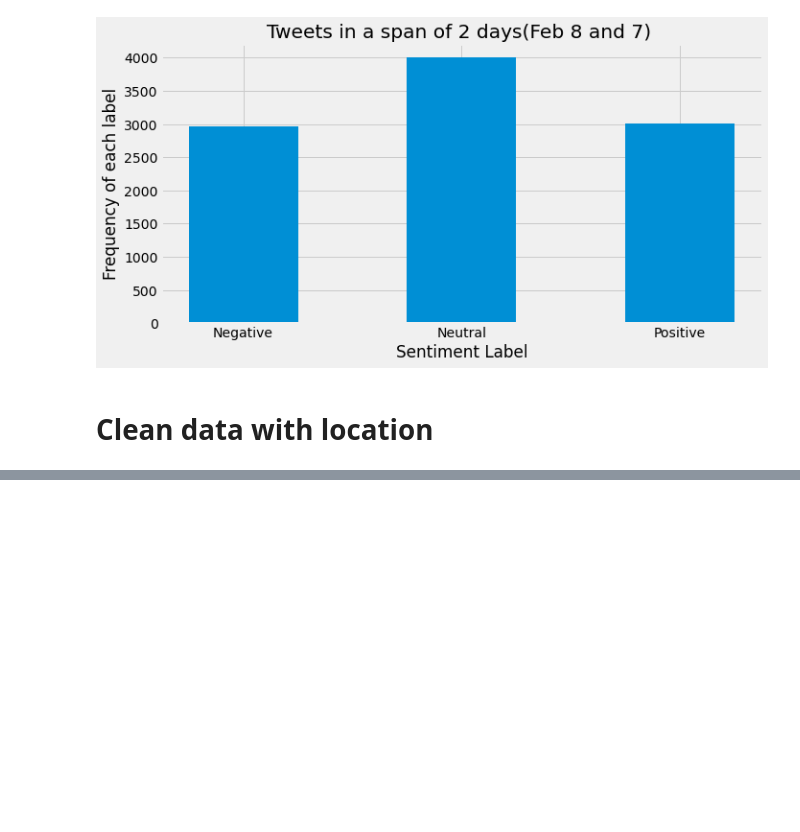
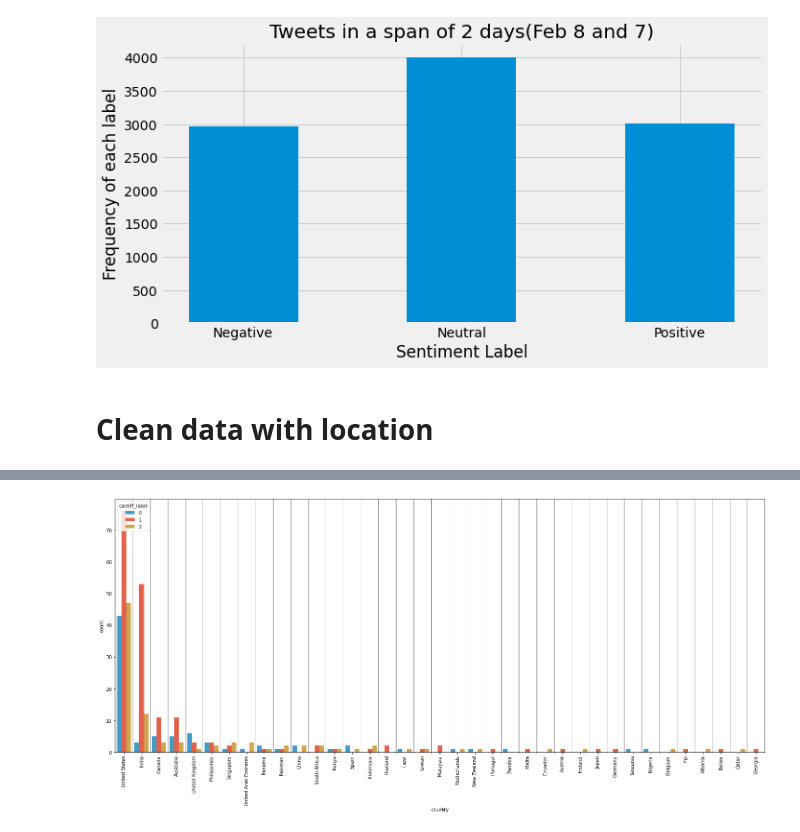
Before and after one commit to kaixuan98/EECS4080, a Jupyter notebook: dataViz/visualization.ipynb, the cells around one changed output, grey strips where cells are left out. Cells and saved outputs as stored; diff of their text form; code cells hidden in the pictures; blank space fills up the shorter version.

Commit message:
Added MultiListening

```diff
--- a/dataViz/visualization.ipynb
+++ b/dataViz/visualization.ipynb
@@ -183,3 +200,16 @@ array(['Singapore', ' United States', ' Spain', ' Italy', nan,
+# %%
+from matplotlib.ticker import MultipleLocator
+
+
+plt.figure(figsize=(25,10))
+ax = sns.countplot(x="country", hue="cardiff_label", data=loc_df, order = loc_df['country'].value_counts().index)
+ax.set_xticklabels(ax.get_xticklabels(),rotation = 90)
+ax.xaxis.set_minor_locator(MultipleLocator(0.5))
+ax.xaxis.grid(True, which='minor', color='grey')
+plt.show()
+plt.close()
+# %% [output]
+[figure, added]
 # %%
 result = loc_df.groupby(['country','cardiff_label']).size().reset_index(name='count')
 result
```
Also changed, not shown: parts of 17 cells of this notebook, 6 other files.
